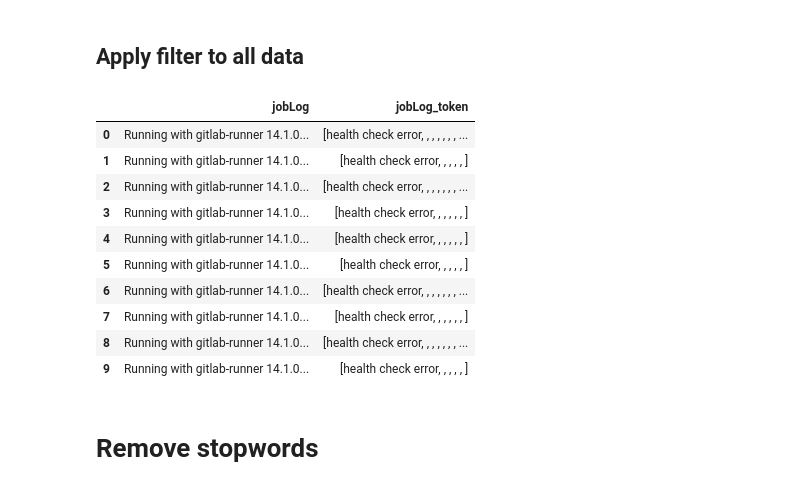
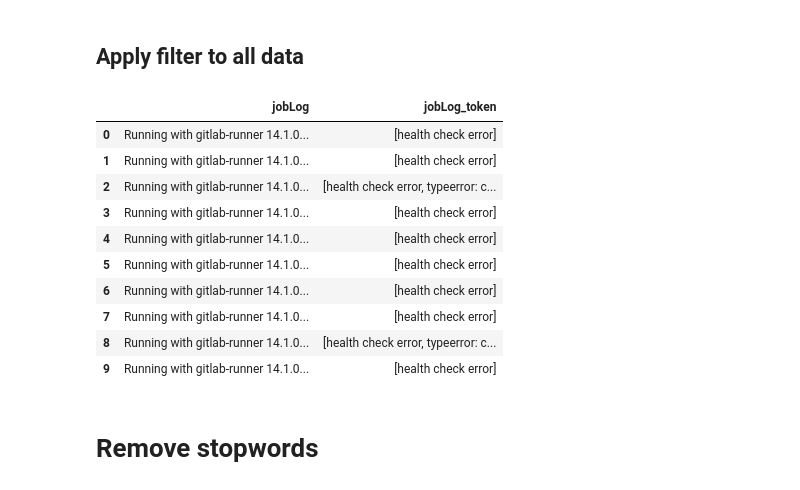
Before and after one commit to cannavit/cryptofunnycats-api-, a Jupyter notebook: src/services/gitlabLogsColletor/pythonMining/02-logsAnalysis.ipynb, the cells around one changed output. Saved outputs shown, nothing was run; the diff lists cells and outputs as text; code cells hidden in the pictures.

```diff
--- a/src/services/gitlabLogsColletor/pythonMining/02-logsAnalysis.ipynb
+++ b/src/services/gitlabLogsColletor/pythonMining/02-logsAnalysis.ipynb
@@ -204,18 +216,14 @@ def getErrorText(texto):
     nuevo_texto = nuevo_texto.lower()
     #! Web page removal (words beginning with "http")
     nuevo_texto = re.sub('http\S+', ' ', nuevo_texto)
-    nuevo_texto = nuevo_texto.split(sep = '\n')
+    nuevo_texto = nuevo_texto.split(sep = '\n');
 
-    whiteList = ["error"]
-    newTextList = []
-    nuevoTexto = ""
-
+    whiteList = ["error"]; newTextList = []; nuevoTexto = ""
     for text in nuevo_texto:
         for listI in whiteList:
             if listI in text:
                 #! Remove special characters
-                regex = '[\\!\\"\\#\\>\\<\\$\\%\\&\\\'\\(\\)\\*\\+\\,\\;\\\\\]\\<\\=\\>\\?\\:\\@\\@\\\\^_\\`\\{\\|\\}\\~]'
-                # text = re.sub(regex , '', text)
+                regex = '[\\!\\"\\#\\>\\<\\$\\%\\&\\\'\\(\\)\\*\\+\\,\\;\\\\\]\\<\\=\\,\\>\\?\\:\\-\\|\\@\\@\\\\^_\\`\\{\\|\\}\\~]'
                 text = re.sub('http\S+', ' ', text)
                 #! Remove numbers
                 text = re.sub('\d+', ' ', text)
@@ -228,9 +236,14 @@ def getErrorText(texto):
                     #! cut string.
                     text = text[0:text.find(".")]
                     nuevoTexto = nuevoTexto + "\n" + text
-                    newTextList.append(text)
 
-    # nuevoTexto  = nuevoTexto.split(sep = ' ')
+                newTextList.append(text)
+
+                newTextList = [string for string in newTextList if string.strip()]# Remove multiple empty spaces from string List
+                newTextList = [string for string in newTextList if string != " "] # Delete empty strings
+                newTextList = [string for string in newTextList if string != ""] # Delete empty strings
+                unics = set(); newTextList = [string for string in newTextList if string not in unics and (unics.add(string) or True)] # Delete duplicate data
+
     return newTextList
 # %% [markdown]
 ## Test Filter for search the text error inside of the logs
@@ -283,21 +296,23 @@ print("✅ PASS TEST: OK 👍")
 # %%
 # The cleaning and tokenization function is applied to each job
 # ==============================================================================
 df = jobs
 df['jobLog_token'] = df['jobLog'].apply(lambda x: getErrorText(x))
+#! Delete all empty list
+df = df[(df['jobLog_token'].str.len() != 0) | (df['jobLog_token'].str.len() != 0)]
 df[['jobLog', 'jobLog_token']].head(10)
 # %% [output]
 |  | jobLog | jobLog_token |
-| 0 | Running with gitlab-runner 14.1.0... | [health check error, , , , , , , ... |
-| 1 | Running with gitlab-runner 14.1.0... | [health check error, , , , , ] |
-| 2 | Running with gitlab-runner 14.1.0... | [health check error, , , , , , , ... |
-| 3 | Running with gitlab-runner 14.1.0... | [health check error, , , , , , ] |
-| 4 | Running with gitlab-runner 14.1.0... | [health check error, , , , , , ] |
-| 5 | Running with gitlab-runner 14.1.0... | [health check error, , , , , ] |
-| 6 | Running with gitlab-runner 14.1.0... | [health check error, , , , , , , ... |
-| 7 | Running with gitlab-runner 14.1.0... | [health check error, , , , , , ] |
-| 8 | Running with gitlab-runner 14.1.0... | [health check error, , , , , , , ... |
-| 9 | Running with gitlab-runner 14.1.0... | [health check error, , , , , ] |
+| 0 | Running with gitlab-runner 14.1.0... | [health check error] |
+| 1 | Running with gitlab-runner 14.1.0... | [health check error] |
+| 2 | Running with gitlab-runner 14.1.0... | [health check error, typeerror: c... |
+| 3 | Running with gitlab-runner 14.1.0... | [health check error] |
+| 4 | Running with gitlab-runner 14.1.0... | [health check error] |
+| 5 | Running with gitlab-runner 14.1.0... | [health check error] |
+| 6 | Running with gitlab-runner 14.1.0... | [health check error] |
+| 7 | Running with gitlab-runner 14.1.0... | [health check error] |
+| 8 | Running with gitlab-runner 14.1.0... | [health check error, typeerror: c... |
+| 9 | Running with gitlab-runner 14.1.0... | [health check error] |
 # %% [markdown]
 # Remove stopwords
 # %%
```
Also changed, not shown: parts of 8 cells of this notebook, 2 other files.
